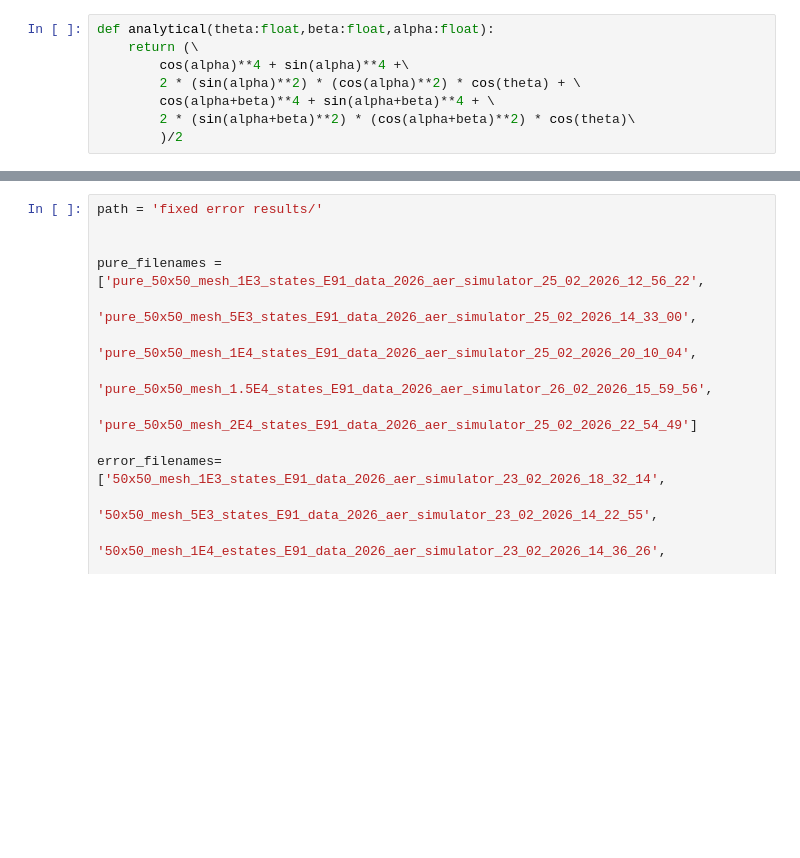
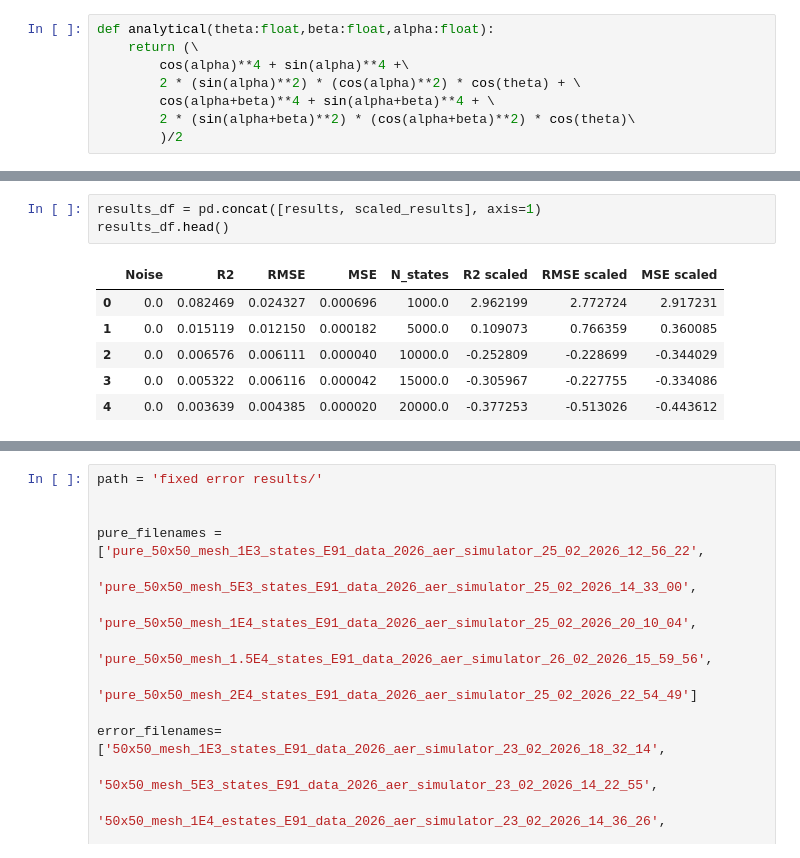
Before and after one commit to 4df31/QD-Biexciton-cascade-and-polarization-orientation-effect-on-QKD-protocol-E91, a Jupyter notebook: Plots.ipynb, the cells around one changed output, grey strips where cells are left out. Drawn from its saved outputs; the diff is of its cells as text; blank space fills up the shorter version.

```diff
--- a/Plots.ipynb
+++ b/Plots.ipynb
@@ -140,0 +157,10 @@ fig.update_layout(
+# %%
+results_df = pd.concat([results, scaled_results], axis=1)
+results_df.head()
+# %% [output]
+|  | Noise | R2 | RMSE | MSE | N_states | R2 scaled | RMSE scaled | MSE scaled |
+| 0 | 0.0 | 0.082469 | 0.024327 | 0.000696 | 1000.0 | 2.962199 | 2.772724 | 2.917231 |
+| 1 | 0.0 | 0.015119 | 0.012150 | 0.000182 | 5000.0 | 0.109073 | 0.766359 | 0.360085 |
+| 2 | 0.0 | 0.006576 | 0.006111 | 0.000040 | 10000.0 | -0.252809 | -0.228699 | -0.344029 |
+| 3 | 0.0 | 0.005322 | 0.006116 | 0.000042 | 15000.0 | -0.305967 | -0.227755 | -0.334086 |
+| 4 | 0.0 | 0.003639 | 0.004385 | 0.000020 | 20000.0 | -0.377253 | -0.513026 | -0.443612 |
```
Also changed, not shown: parts of 10 cells of this notebook.
